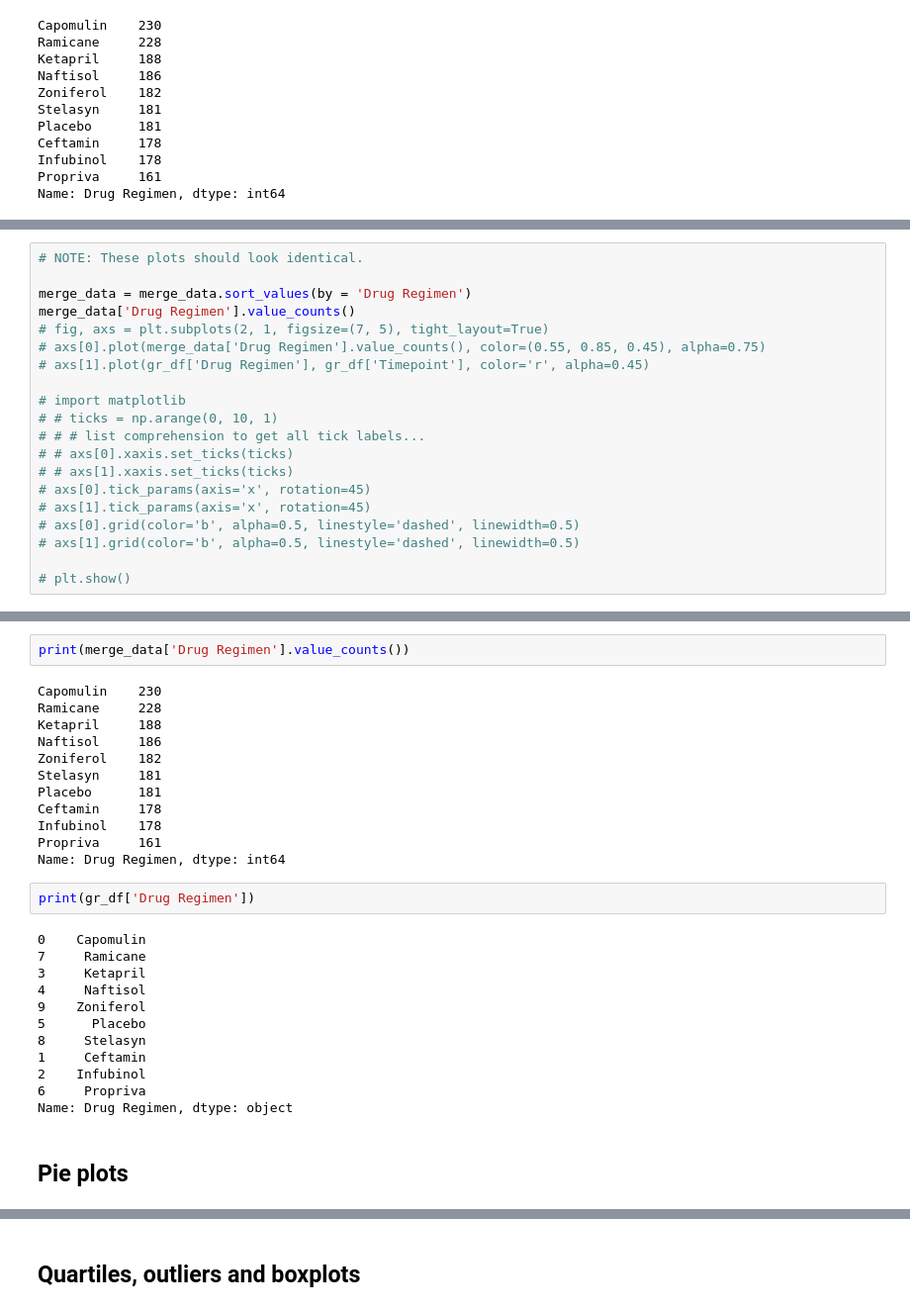
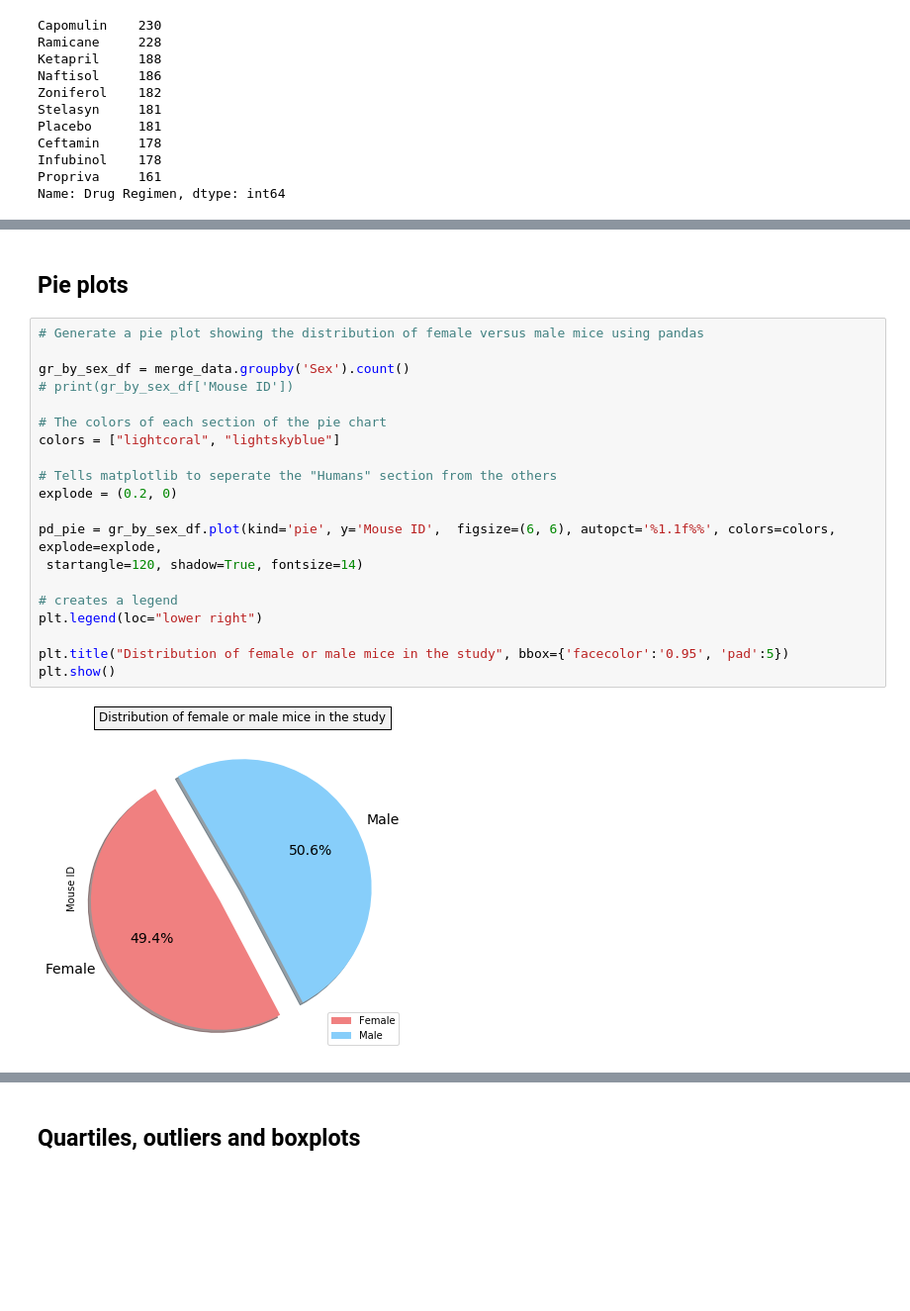
Before and after one commit to LinaSachuk/DU_HomeWork, a Jupyter notebook: matplotlib/pymaceuticals_starter.ipynb, the cells around one changed output, grey strips where cells are left out. Shown at 99% size. Saved outputs shown, nothing was run; the diff lists cells and outputs as text; blank space fills up the shorter version.

Commit message:
added pie charts

```diff
--- a/matplotlib/pymaceuticals_starter.ipynb
+++ b/matplotlib/pymaceuticals_starter.ipynb
@@ -202,23 +202,3 @@ plt.grid()
 plt.show()
 # %% [output]
 [figure]
-# %%
-# NOTE: These plots should look identical.
-
-merge_data = merge_data.sort_values(by = 'Drug Regimen')
-merge_data['Drug Regimen'].value_counts()
-# fig, axs = plt.subplots(2, 1, figsize=(7, 5), tight_layout=True)
-# axs[0].plot(merge_data['Drug Regimen'].value_counts(), color=(0.55, 0.85, 0.45), alpha=0.75)
-# axs[1].plot(gr_df['Drug Regimen'], gr_df['Timepoint'], color='r', alpha=0.45)
-
-# import matplotlib
-# # ticks = np.arange(0, 10, 1)
-# # # list comprehension to get all tick labels...
-# # axs[0].xaxis.set_ticks(ticks)
-# # axs[1].xaxis.set_ticks(ticks)
-# axs[0].tick_params(axis='x', rotation=45)
-# axs[1].tick_params(axis='x', rotation=45)
-# axs[0].grid(color='b', alpha=0.5, linestyle='dashed', linewidth=0.5)
-# axs[1].grid(color='b', alpha=0.5, linestyle='dashed', linewidth=0.5)
-
-# plt.show()
@@ -237,31 +205,25 @@ Name: Drug Regimen, dtype: int64
-# %%
-print(merge_data['Drug Regimen'].value_counts())
-# %% [output]
-Capomulin    230
-Ramicane     228
-Ketapril     188
-Naftisol     186
-Zoniferol    182
-Stelasyn     181
-Placebo      181
-Ceftamin     178
-Infubinol    178
-Propriva     161
-Name: Drug Regimen, dtype: int64
-# %%
-print(gr_df['Drug Regimen'])
-# %% [output]
-0    Capomulin
-7     Ramicane
-3     Ketapril
-4     Naftisol
-9    Zoniferol
-5      Placebo
-8     Stelasyn
-1     Ceftamin
-2    Infubinol
-6     Propriva
-Name: Drug Regimen, dtype: object
 # %% [markdown]
 ## Pie plots
+# %%
+# Generate a pie plot showing the distribution of female versus male mice using pandas
+
+gr_by_sex_df = merge_data.groupby('Sex').count()
+# print(gr_by_sex_df['Mouse ID'])
+
+# The colors of each section of the pie chart
+colors = ["lightcoral", "lightskyblue"]
+
+# Tells matplotlib to seperate the "Humans" section from the others
+explode = (0.2, 0)
+
+pd_pie = gr_by_sex_df.plot(kind='pie', y='Mouse ID',  figsize=(6, 6), autopct='%1.1f%%', colors=colors, explode=explode,
+ startangle=120, shadow=True, fontsize=14)
+
+# creates a legend
+plt.legend(loc="lower right")
+
+plt.title("Distribution of female or male mice in the study", bbox={'facecolor':'0.95', 'pad':5})
+plt.show()
+# %% [output]
+[figure, added]
 # %%
```
Also changed, not shown: parts of 7 cells of this notebook.
